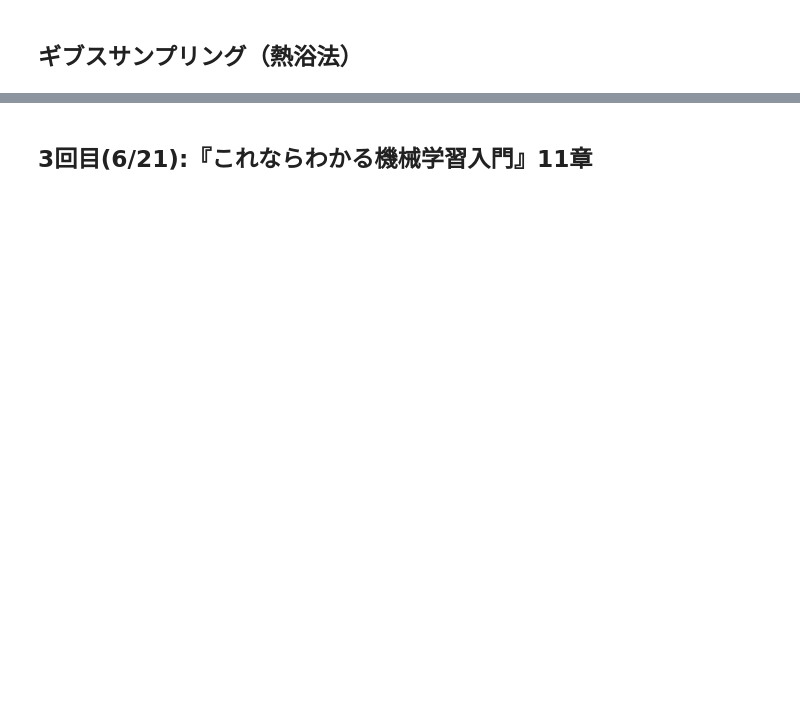
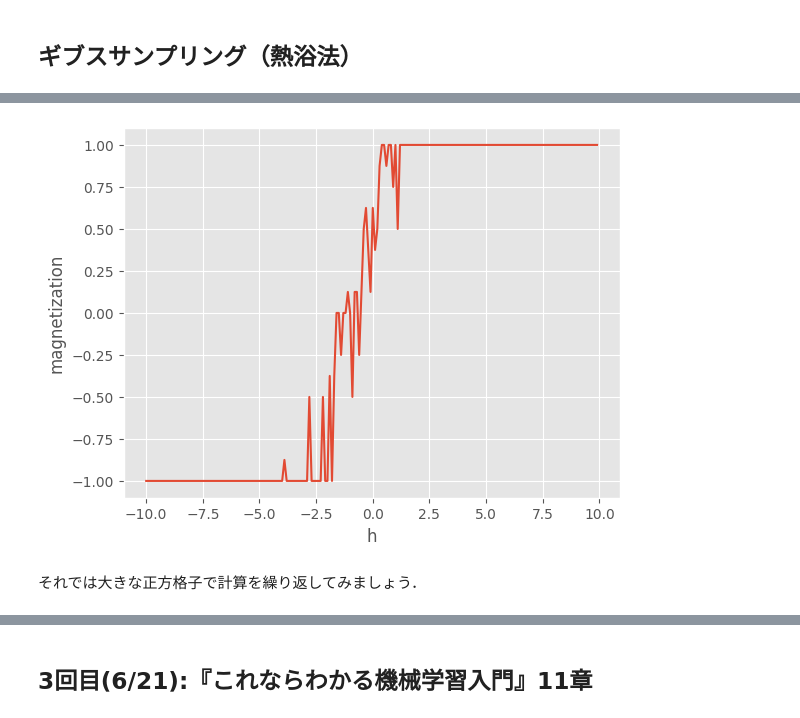
Before and after one commit to LABO-M/MachineLearningPhasesOfMatter, a Jupyter notebook: ising_heatbath.ipynb, the cells around one changed output, grey strips where cells are left out. Drawn from its saved outputs; the diff is of its cells as text; code cells hidden in the pictures; blank space fills up the shorter version.

```diff
--- a/ising_heatbath.ipynb
+++ b/ising_heatbath.ipynb
@@ -740,0 +749,21 @@ plt.show()
+# %%
+# 磁場パラメータを変化させた時
+np.random.seed(111)
+beta = 1
+J = 1
+h = np.arange(- 10, 10 , 0.1)
+magnetization = []
+for hh in h:
+    # 正方格子の初期化
+    lattice = test_lattice()
+    lattice = one_step(lattice, beta , J , hh)
+    m = compute_magnetization(lattice)
+    magnetization.append(m)
+plt.plot(h, magnetization)
+plt.xlabel("h")
+plt.ylabel("magnetization")
+plt.show()
+# %% [output]
+[figure, added]
+# %% [markdown]
+それでは大きな正方格子で計算を繰り返してみましょう．
```
Also changed, not shown: parts of 59 cells of this notebook, 1 other file.
